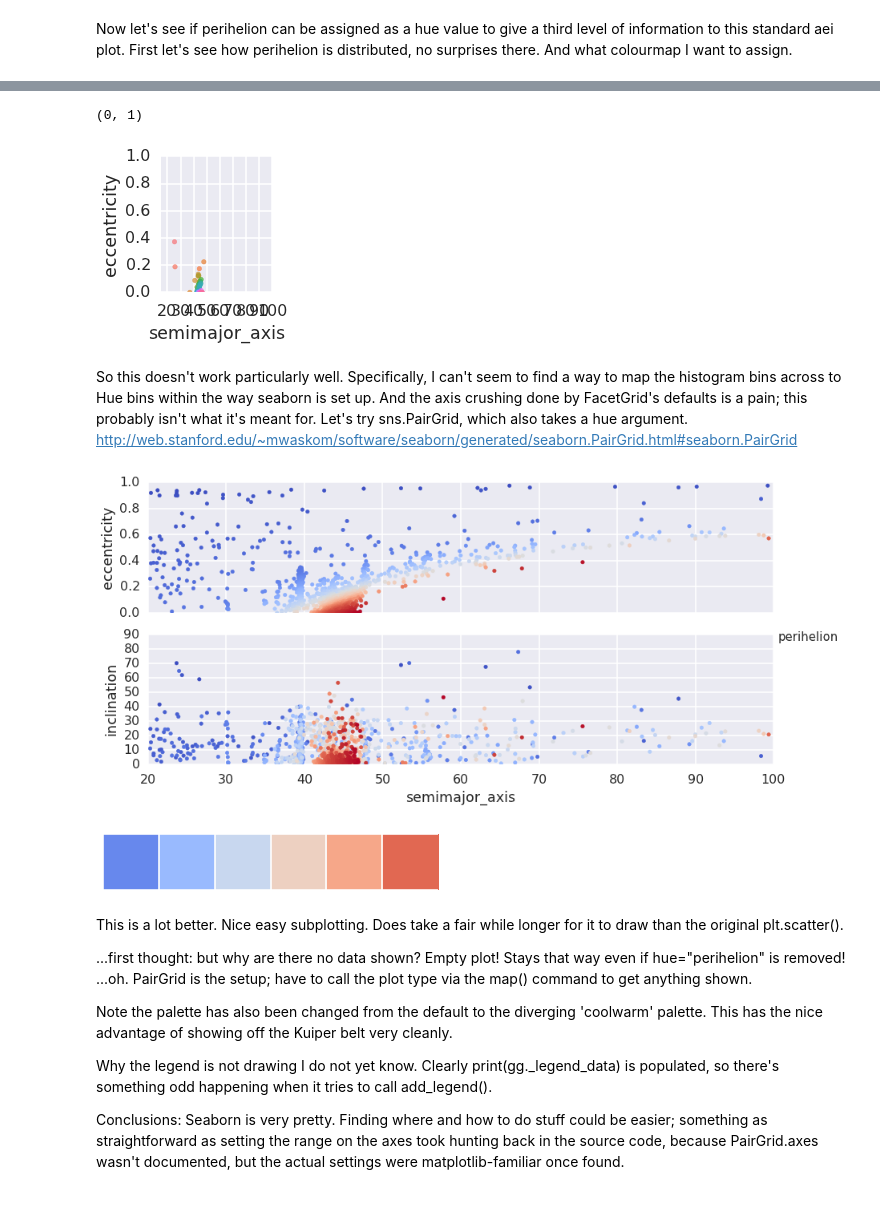
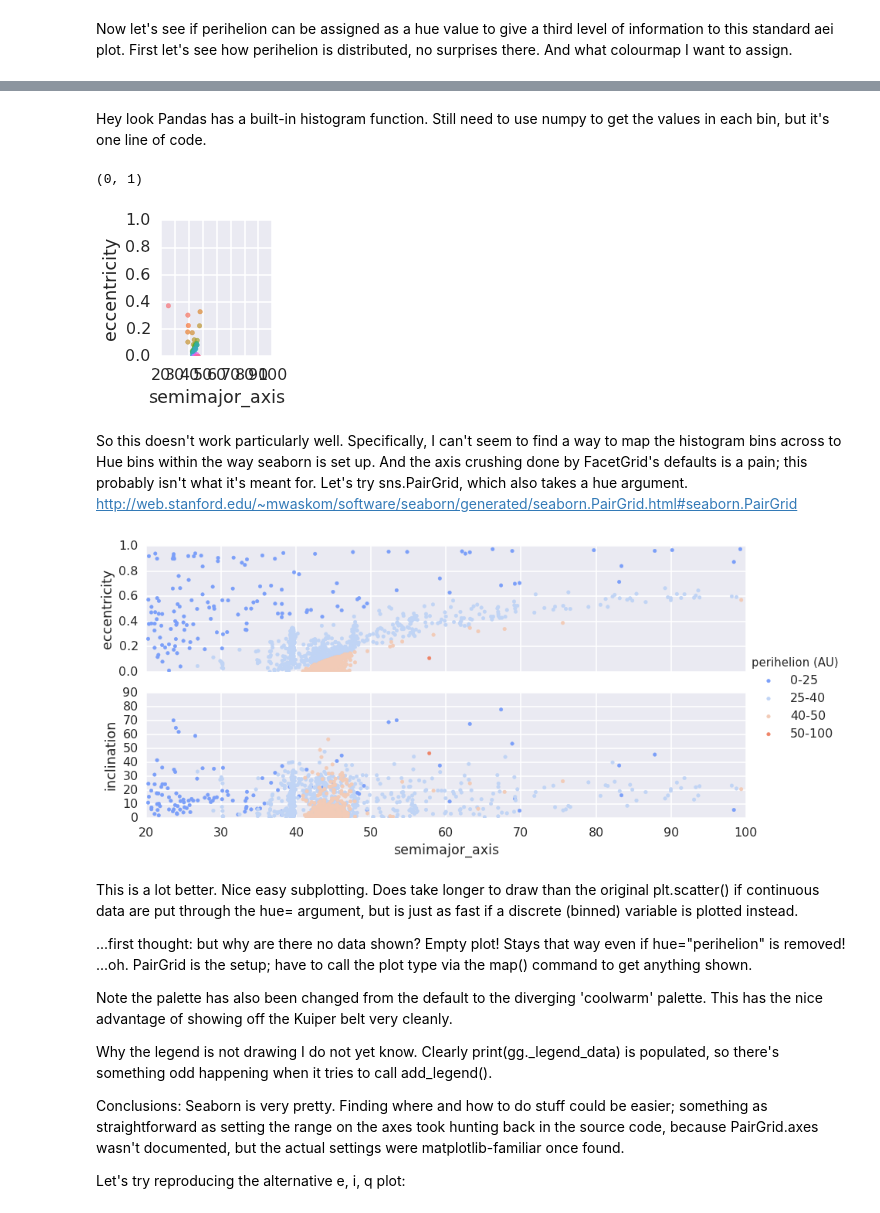
Before and after one commit to k-a-webb/astroquery, a Jupyter notebook: astroquery/mpc/example_plots/datavis_plot_tool_comparison_tnos.ipynb, the cells around one changed output, grey strips where cells are left out. Drawn from its saved outputs; the diff is of its cells as text; code cells hidden in the pictures.

Commit message:
Plots show perihelion as a hue, binned into AU-ranges. Multiple plots of a, e, i, perihelion.

```diff
--- a/astroquery/mpc/example_plots/datavis_plot_tool_comparison_tnos.ipynb
+++ b/astroquery/mpc/example_plots/datavis_plot_tool_comparison_tnos.ipynb
@@ -53,0 +48,5 @@ p, bins, patches = plt.hist([t for t in tnos["perihelion"] if t is not None], bi
+# %%
+peribins = [0, 25, 40, 50, 100]
+tnos.hist(column="perihelion", bins=peribins)
+d = np.digitize(tnos["perihelion"], peribins)
+tnos['peribin'] = [str(peribins[d[n]-1])+'-'+str(peribins[d[n]]) for n in range(len(tnos))]  # nice text axis labels
@@ -54,3 +55,5 @@ p, bins, patches = plt.hist([t for t in tnos["perihelion"] if t is not None], bi
+# %% [markdown]
+Hey look Pandas has a built-in histogram function. Still need to use numpy to get the values in each bin, but it's one line of code.
 # %%
 tnos_subset = tnos[800:850]  # try with a subsample because using all of them crashes the kernel
 g = sns.FacetGrid(tnos_subset, hue="perihelion", margin_titles=True)
@@ -59,26 +62,24 @@ plt.xlim(a_min, 100)
 plt.ylim(0,1)
 # %% [output]
 (0, 1)
-[figure, old version]
+[figure, new version]
 # %% [markdown]
 So this doesn't work particularly well. Specifically, I can't seem to find a way to map the histogram bins across to Hue bins within the way seaborn is set up. And the axis crushing done by FacetGrid's defaults is a pain; this probably isn't what it's meant for. Let's try sns.PairGrid, which also takes a hue argument.
 http://web.stanford.edu/~mwaskom/software/seaborn/generated/seaborn.PairGrid.html#seaborn.PairGrid
 # %%
-gg = sns.PairGrid(tnos, x_vars=["semimajor_axis"], y_vars=["eccentricity", "inclination"],
-                  aspect=4, hue="perihelion", palette="coolwarm")
+pg = sns.PairGrid(tnos, x_vars=["semimajor_axis"], y_vars=["eccentricity", "inclination"],
+                  aspect=4, hue="peribin", palette="coolwarm")
 plt.xlim(a_min, 100)
-gg.axes[0][0].set_ylim([0,1.])
+pg.axes[0][0].set_ylim([0,1.])
 #gg.axes[0][1].set_ylim([0,90.])  # Calling this instead, which would be normal, gives an index out of range error
-plt.ylim(0,90)  # but this fixes it just fine on the second plot. Weird.
-gg.add_legend()
-gg.map(plt.scatter)
-sns.palplot(sns.color_palette("coolwarm"))
-gg.savefig('/Users/michele/Desktop/tnos.pdf')
+plt.ylim(0,90)  # but this fixes it just fine on the second plot. Huh.
+pg.map(plt.scatter)       #, c=tnos["perihelion"], cmap="coolwarm")  # wish this worked, but get odd errors
+pg.add_legend(title='perihelion (AU)')  # has to be after the map, but breaks if the legend is passed continuous data rather than categorical.
+pg.savefig('/Users/michele/Desktop/tnos_coolwarm.pdf')
 # %% [output]
-[figure, old version]
+[figure, new version]
-[figure, removed]
 # %% [markdown]
-This is a lot better. Nice easy subplotting. Does take a fair while longer for it to draw than the original plt.scatter().
+This is a lot better. Nice easy subplotting. Does take longer to draw than the original plt.scatter() if continuous data are put through the hue= argument, but is just as fast if a discrete (binned) variable is plotted instead.
 
 ...first thought: but why are there no data shown? Empty plot! Stays that way even if hue="perihelion" is removed!
 ...oh. PairGrid is the setup; have to call the plot type via the map() command to get anything shown.
@@ -89,3 +90,5 @@ Why the legend is not drawing I do not yet know.
 Clearly print(gg._legend_data) is populated, so there's something odd happening when it tries to call add_legend().
 
 Conclusions: Seaborn is very pretty. Finding where and how to do stuff could be easier; something as straightforward as setting the range on the axes took hunting back in the source code, because PairGrid.axes wasn't documented, but the actual settings were matplotlib-familiar once found.
+
+Let's try reproducing the alternative e, i, q plot:
```
Also changed, not shown: parts of 5 cells of this notebook.
